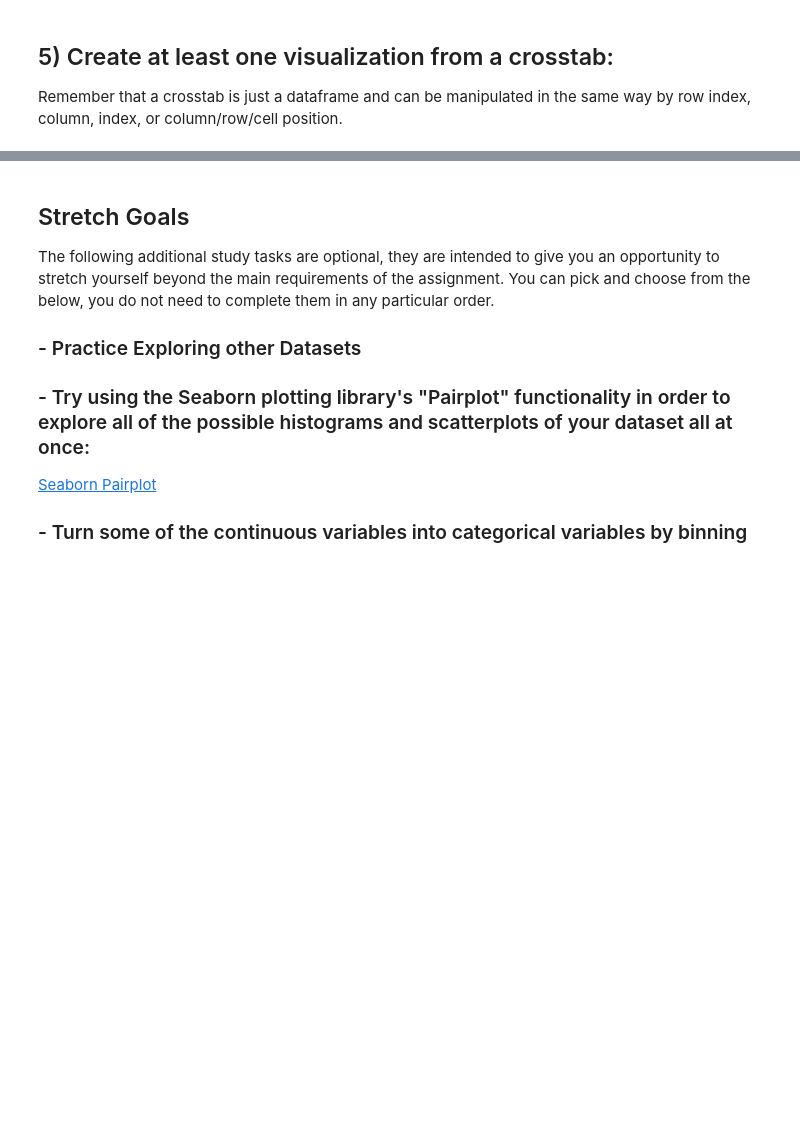
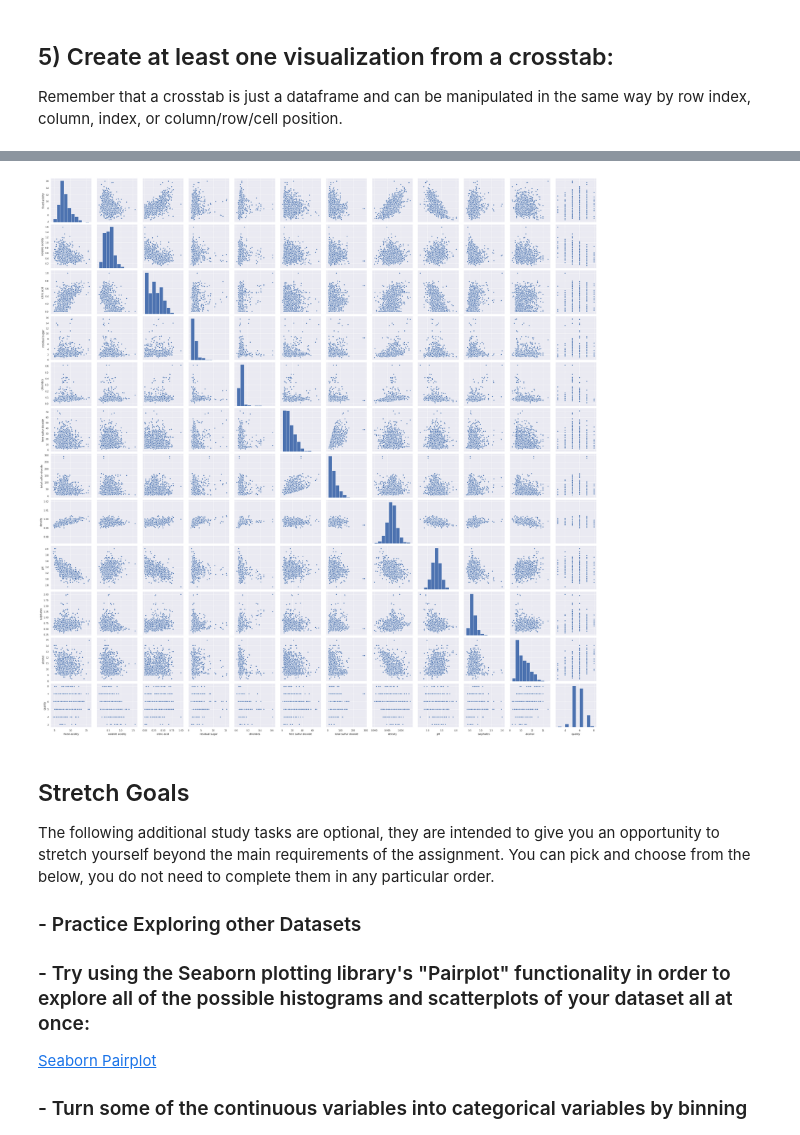
Before and after one commit to bloominstituteoftechnology/DS-Unit-1-Sprint-1-Data-Wrangling-and-Storytelling, a Jupyter notebook: module1-exploratory-data-analysis/LS_DS_111_Exploratory_Data_Analysis_Assignment.ipynb, the cells around one changed output, grey strips where cells are left out. Drawn from its saved outputs; the diff is of its cells as text; code cells hidden in the pictures; blank space fills up the shorter version.

```diff
--- a/module1-exploratory-data-analysis/LS_DS_111_Exploratory_Data_Analysis_Assignment.ipynb
+++ b/module1-exploratory-data-analysis/LS_DS_111_Exploratory_Data_Analysis_Assignment.ipynb
@@ -329,0 +343,3 @@ Remember that a crosstab is just a dataframe and can be manipulated in the same
+# %%
+red_wine_quality = pd.read_csv('winequality-red.csv')
+red_wine_quality.head()
@@ -330,3 +353,7 @@ Remember that a crosstab is just a dataframe and can be manipulated in the same
+# %%
+sns.pairplot(red_wine_quality); sns.set(context='paper', style='darkgrid')
+# %% [output]
+[figure, added]
 # %% [markdown]
 ## Stretch Goals
 
```
Also changed, not shown: parts of 4 cells of this notebook.
